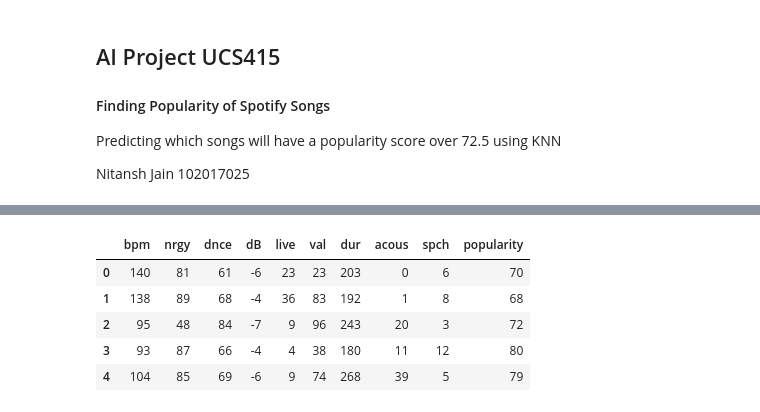
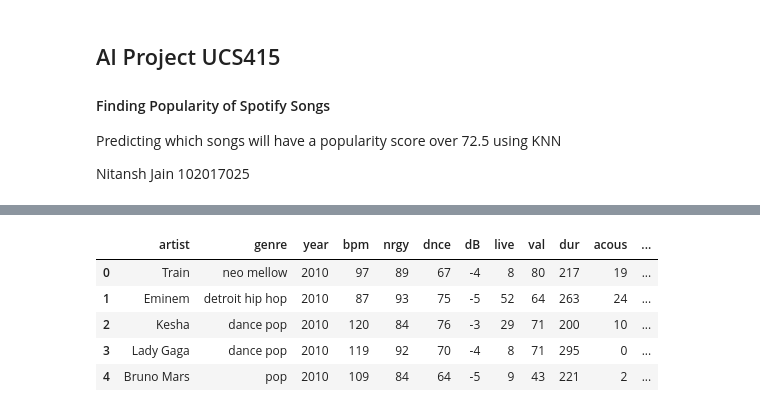
Before and after one commit to nitanshjain/Predicting_Spotify_Song_Popularity, a Jupyter notebook: AI_Project_KNN.ipynb, the cells around one changed output, grey strips where cells are left out. Cells and saved outputs as stored; diff of their text form; code cells hidden in the pictures.

```diff
--- a/AI_Project_KNN.ipynb
+++ b/AI_Project_KNN.ipynb
@@ -13,6 +13,6 @@ from sklearn.metrics import confusion_matrix
 
 %matplotlib inline
 # %%
-spotify_df = pd.read_csv('spotify_data.csv')
+spotify_df = pd.read_csv('top10s.csv', encoding='latin-1')
 spotify_df.head()
 # %% [output]
@@ -67,6 +63 @@ pop             int64
 dtype: object
-# %%
-# converting artist type column values to a number [0,1,2]
-print(spotify_df['artist_type'].value_counts())
-spotify_df['artist_type'] = spotify_df['artist_type'].astype('category').cat.codes
-print(spotify_df['artist_type'].value_counts())
@@ -95,17 +75,17 @@ spotify_df.head()
 # %%
 # getting columns from spotify_df from bpm to artist_type via loc
 spotify_features = spotify_df
 
 # dropping column added and top year from dataframe
-spotify_features.drop(['title', 'artist', 'genre', 'added', 'year', 'top year', 'artist_type'], axis=1, inplace=True)
+spotify_features.drop(['title', 'Unnamed: 0'], axis=1, inplace=True)
 spotify_df.head()
 # %% [output]
-|  | bpm | nrgy | dnce | dB | live | val | dur | acous | spch | popularity |
-| 0 | 140 | 81 | 61 | -6 | 23 | 23 | 203 | 0 | 6 | 70 |
-| 1 | 138 | 89 | 68 | -4 | 36 | 83 | 192 | 1 | 8 | 68 |
-| 2 | 95 | 48 | 84 | -7 | 9 | 96 | 243 | 20 | 3 | 72 |
-| 3 | 93 | 87 | 66 | -4 | 4 | 38 | 180 | 11 | 12 | 80 |
-| 4 | 104 | 85 | 69 | -6 | 9 | 74 | 268 | 39 | 5 | 79 |
+|  | artist | genre | year | bpm | nrgy | dnce | dB | live | val | dur | acous | ... |
+| 0 | Train | neo mellow | 2010 | 97 | 89 | 67 | -4 | 8 | 80 | 217 | 19 | ... |
+| 1 | Eminem | detroit hip hop | 2010 | 87 | 93 | 75 | -5 | 52 | 64 | 263 | 24 | ... |
+| 2 | Kesha | dance pop | 2010 | 120 | 84 | 76 | -3 | 29 | 71 | 200 | 10 | ... |
+| 3 | Lady Gaga | dance pop | 2010 | 119 | 92 | 70 | -4 | 8 | 71 | 295 | 0 | ... |
+| 4 | Bruno Mars | pop | 2010 | 109 | 84 | 64 | -5 | 9 | 43 | 221 | 2 | ... |
 # %%
 # checking correlation table
 spotify_features.head()
```
Also changed, not shown: parts of 28 cells of this notebook, 4 other files.
